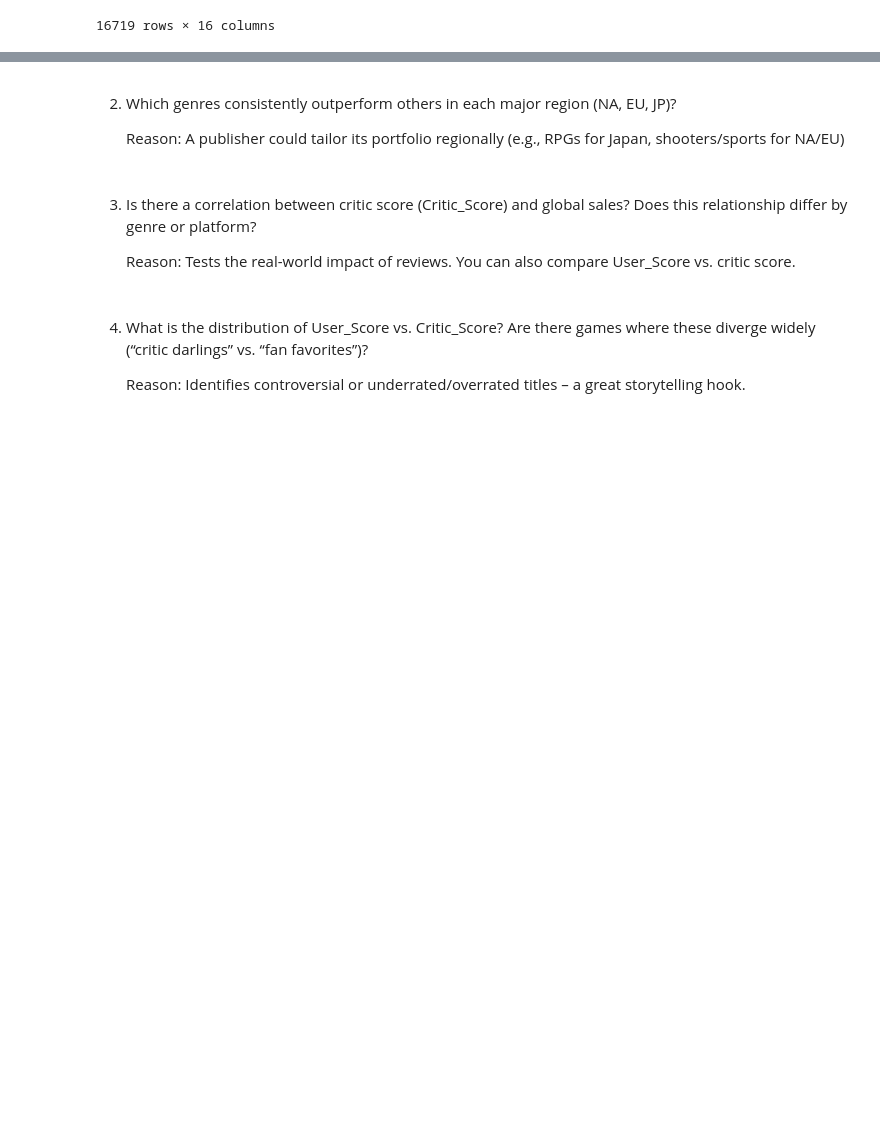
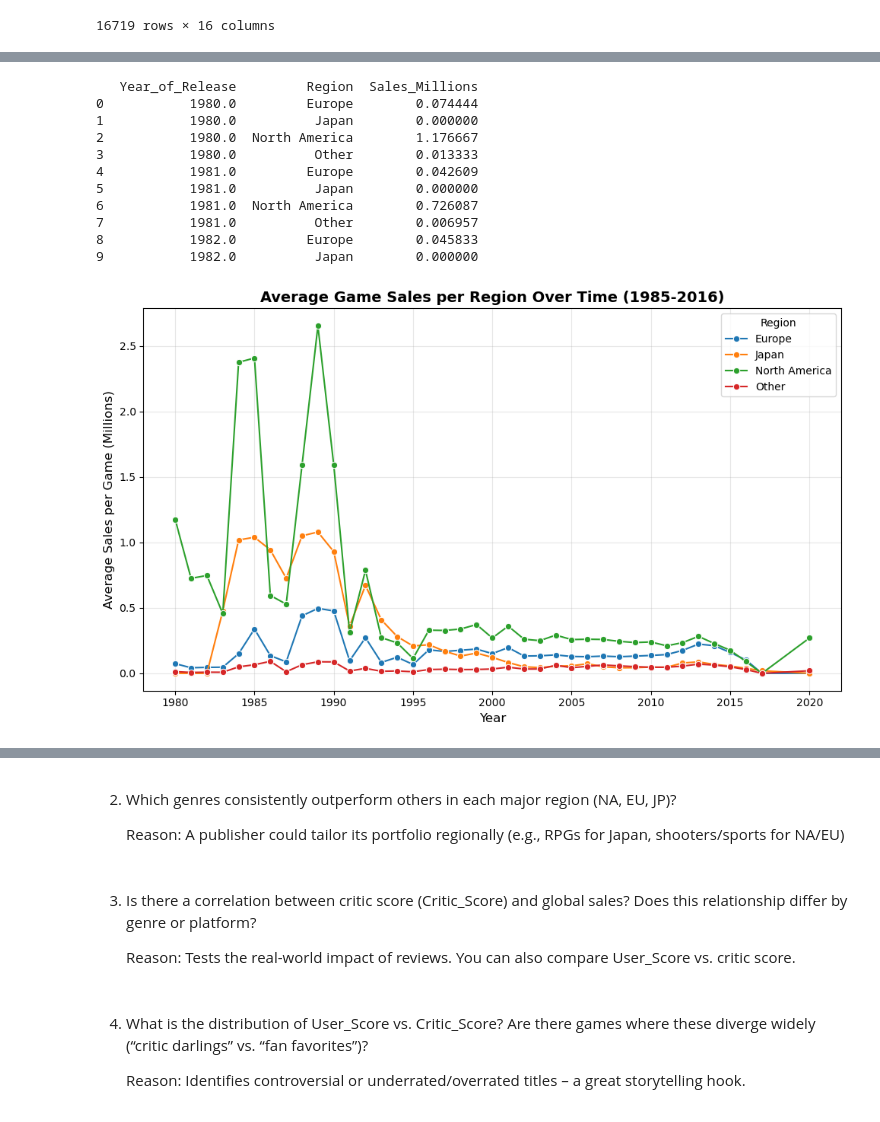
Before and after one commit to RacerBeats/DATA_ANALYTICS_FINAL_PROJ, a Jupyter notebook: Gaming sales project/game_analysis.ipynb, the cells around one changed output, grey strips where cells are left out. Cells and saved outputs as stored; diff of their text form; code cells hidden in the pictures; blank space fills up the shorter version.

```diff
--- a/Gaming sales project/game_analysis.ipynb
+++ b/Gaming sales project/game_analysis.ipynb
@@ -137,0 +138,32 @@ Here, we can observe two things: We see two massive spikes around 1984 - 1986, a
+# %%
+avg_by_year = valid_data.groupby(['Year_of_Release','Region'])['Sales_Millions'].mean().reset_index()
+print(avg_by_year.head(10))
+plt.figure(figsize=(10,6))
+
+sns.lineplot(
+    data = avg_by_year,
+    x = 'Year_of_Release',
+    y = 'Sales_Millions',
+    hue = 'Region',
+    marker = 'o'
+)
+plt.title('Average Game Sales per Region Over Time (1985-2016)', fontsize=14, fontweight='bold')
+plt.xlabel('Year', fontsize=12)
+plt.ylabel('Average Sales per Game (Millions)', fontsize=12)
+plt.legend(title='Region')
+plt.grid(True, alpha=0.3)
+plt.tight_layout()
+plt.show()
+# %% [output]
+   Year_of_Release         Region  Sales_Millions
+0           1980.0         Europe        0.074444
+1           1980.0          Japan        0.000000
+2           1980.0  North America        1.176667
+3           1980.0          Other        0.013333
+4           1981.0         Europe        0.042609
+5           1981.0          Japan        0.000000
+6           1981.0  North America        0.726087
+7           1981.0          Other        0.006957
+8           1982.0         Europe        0.045833
+9           1982.0          Japan        0.000000
+[figure, added]
```
Also changed, not shown: parts of 13 cells of this notebook, 2 other files.
